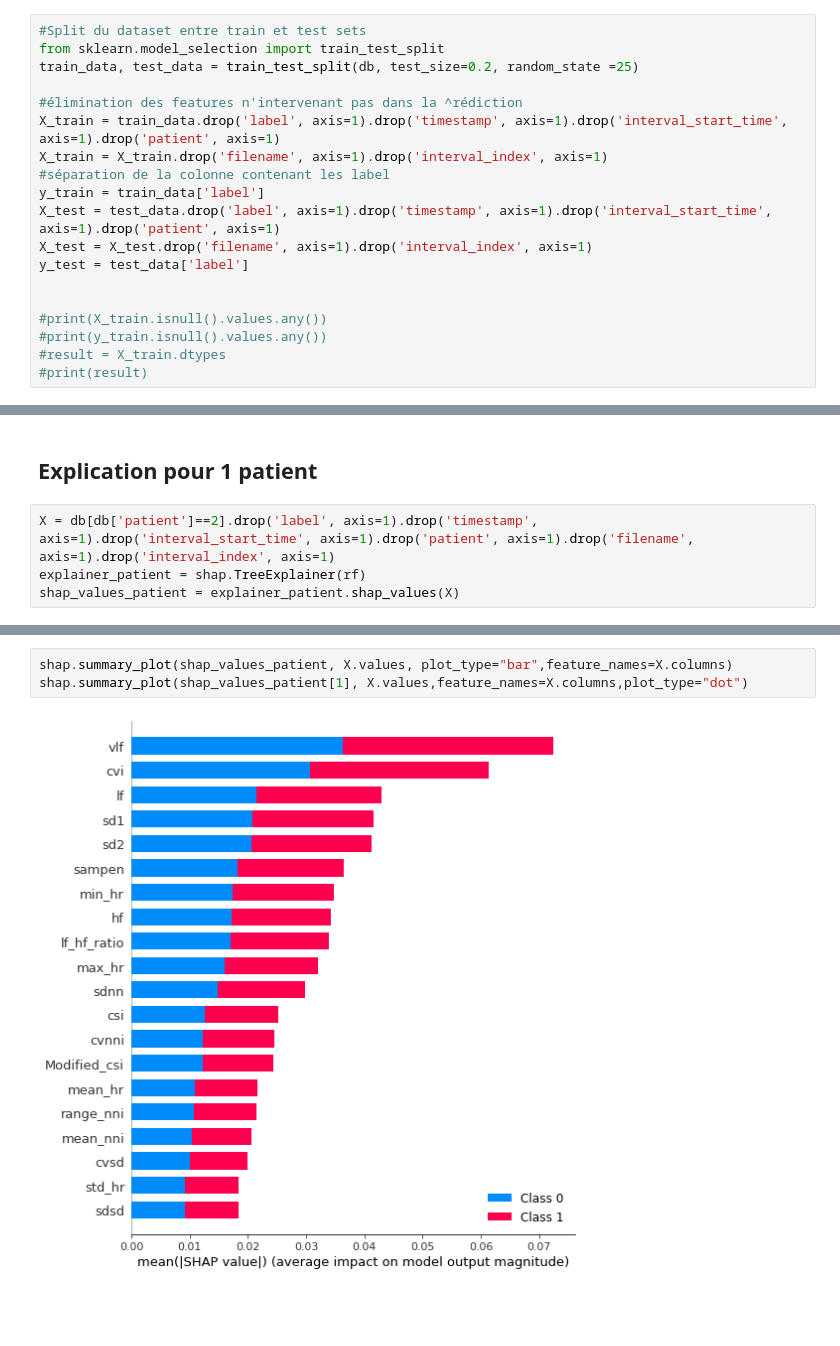
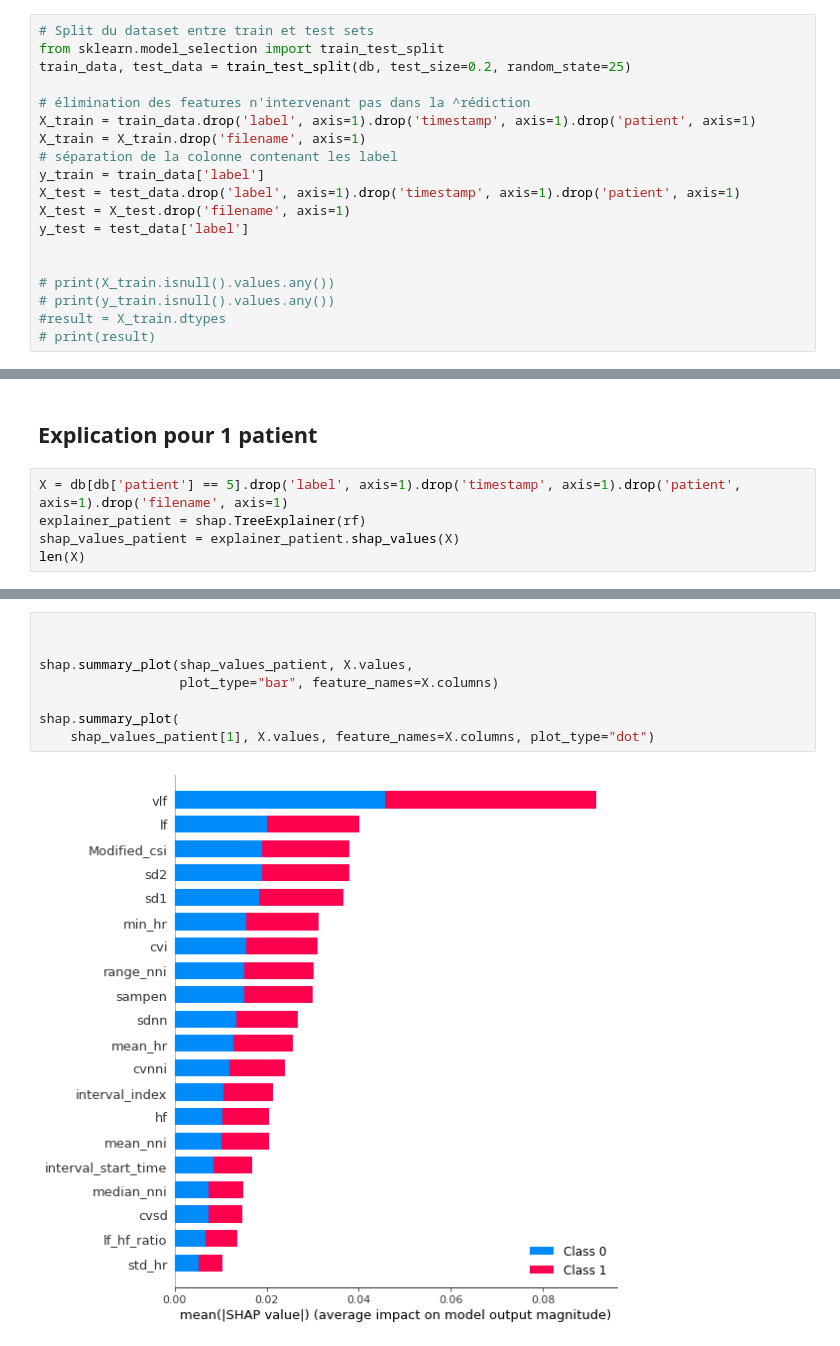
Before and after one commit to adcollin/LIME_SHAP, a Jupyter notebook: essai_SHAP.ipynb, the cells around one changed output, grey strips where cells are left out. Cells and saved outputs as stored; diff of their text form; blank space fills up the shorter version.

```diff
--- a/essai_SHAP.ipynb
+++ b/essai_SHAP.ipynb
@@ -36,19 +52,19 @@ Dropping of nuisance columns in DataFrame reductions (with 'numeric_only=None')
 # %%
-#Split du dataset entre train et test sets
+# Split du dataset entre train et test sets
 from sklearn.model_selection import train_test_split
-train_data, test_data = train_test_split(db, test_size=0.2, random_state =25)
+train_data, test_data = train_test_split(db, test_size=0.2, random_state=25)
 
-#élimination des features n'intervenant pas dans la ^rédiction
-X_train = train_data.drop('label', axis=1).drop('timestamp', axis=1).drop('interval_start_time', axis=1).drop('patient', axis=1)
-X_train = X_train.drop('filename', axis=1).drop('interval_index', axis=1)
-#séparation de la colonne contenant les label
+# élimination des features n'intervenant pas dans la ^rédiction
+X_train = train_data.drop('label', axis=1).drop('timestamp', axis=1).drop('patient', axis=1)
+X_train = X_train.drop('filename', axis=1)
+# séparation de la colonne contenant les label
 y_train = train_data['label']
-X_test = test_data.drop('label', axis=1).drop('timestamp', axis=1).drop('interval_start_time', axis=1).drop('patient', axis=1)
-X_test = X_test.drop('filename', axis=1).drop('interval_index', axis=1)
+X_test = test_data.drop('label', axis=1).drop('timestamp', axis=1).drop('patient', axis=1)
+X_test = X_test.drop('filename', axis=1)
 y_test = test_data['label']
 
 
-#print(X_train.isnull().values.any())
-#print(y_train.isnull().values.any())
+# print(X_train.isnull().values.any())
+# print(y_train.isnull().values.any())
 #result = X_train.dtypes
-#print(result)
+# print(result)
@@ -126,6 +160,7 @@ shap.waterfall_plot(shap.Explanation(values=shap_values[0][row],
 # %% [markdown]
 ## Explication pour 1 patient
 # %%
-X = db[db['patient']==2].drop('label', axis=1).drop('timestamp', axis=1).drop('interval_start_time', axis=1).drop('patient', axis=1).drop('filename', axis=1).drop('interval_index', axis=1)
+X = db[db['patient'] == 5].drop('label', axis=1).drop('timestamp', axis=1).drop('patient', axis=1).drop('filename', axis=1)
 explainer_patient = shap.TreeExplainer(rf)
 shap_values_patient = explainer_patient.shap_values(X)
+len(X)
@@ -132,5 +178,10 @@ shap_values_patient = explainer_patient.shap_values(X)
 # %%
-shap.summary_plot(shap_values_patient, X.values, plot_type="bar",feature_names=X.columns)
-shap.summary_plot(shap_values_patient[1], X.values,feature_names=X.columns,plot_type="dot")
+
+
+shap.summary_plot(shap_values_patient, X.values,
+                  plot_type="bar", feature_names=X.columns)
+
+shap.summary_plot(
+    shap_values_patient[1], X.values, feature_names=X.columns, plot_type="dot")
 # %% [output]
-[figure, old version]
+[figure, new version]
```
Also changed, not shown: parts of 24 cells of this notebook.
